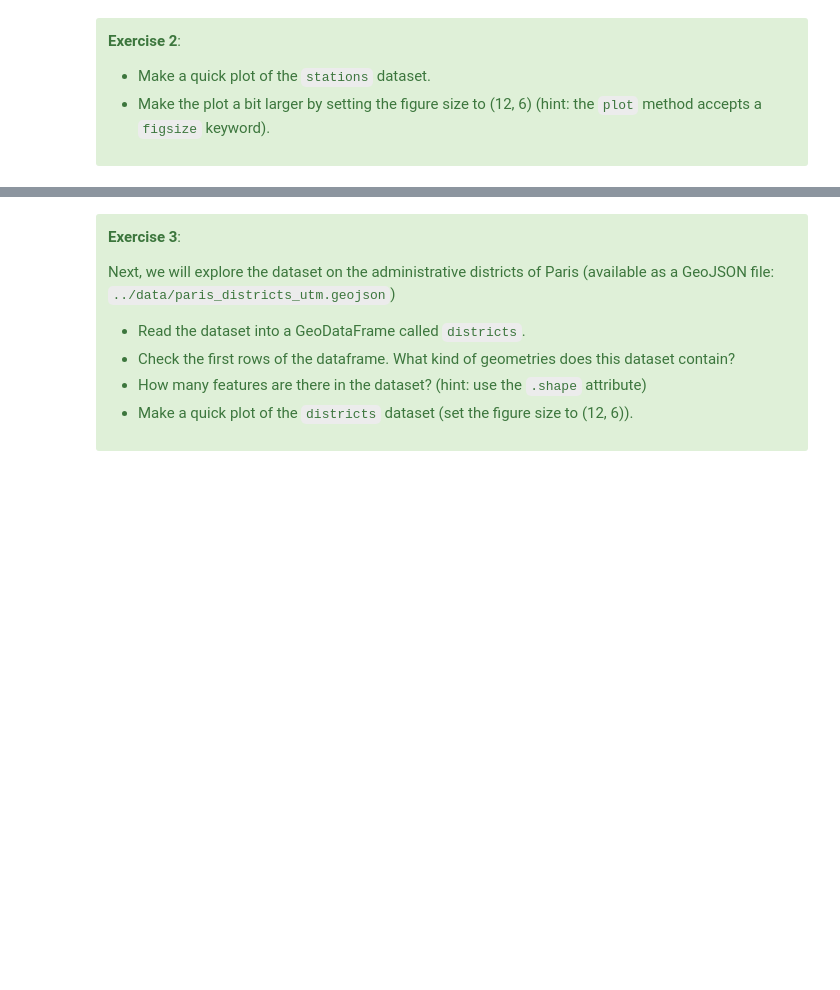
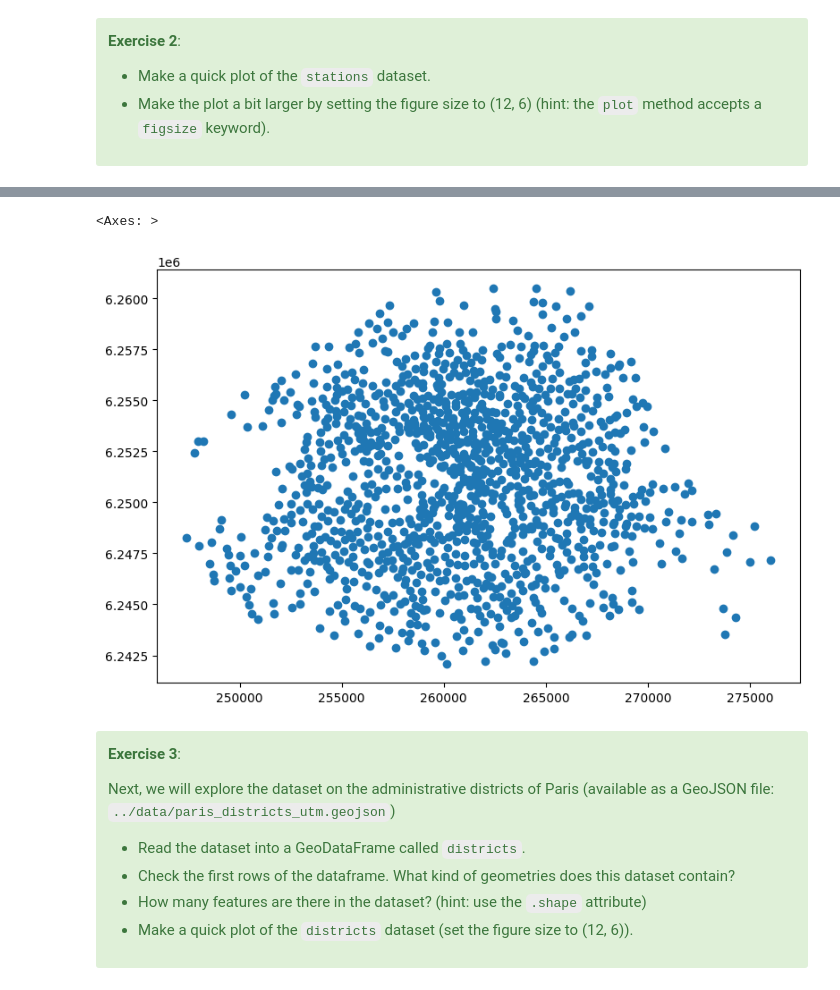
Before and after one commit to ryanyhliu/UoL, a Jupyter notebook: ENVS456/labs/w01_intro.ipynb, the cells around one changed output, grey strips where cells are left out. Cells and saved outputs as stored; diff of their text form; code cells hidden in the pictures; blank space fills up the shorter version.

```diff
--- a/ENVS456/labs/w01_intro.ipynb
+++ b/ENVS456/labs/w01_intro.ipynb
@@ -988,3 +1018,8 @@ We will start by exploring the bicycle station dataset (available as a GeoPackag
+# %%
+stations.plot(figsize=(12, 6))
+# %% [output]
+<Axes: >
+[figure, added]
 # %% [markdown]
 <div class="alert alert-success">
 
```
Also changed, not shown: parts of 19 cells of this notebook.
